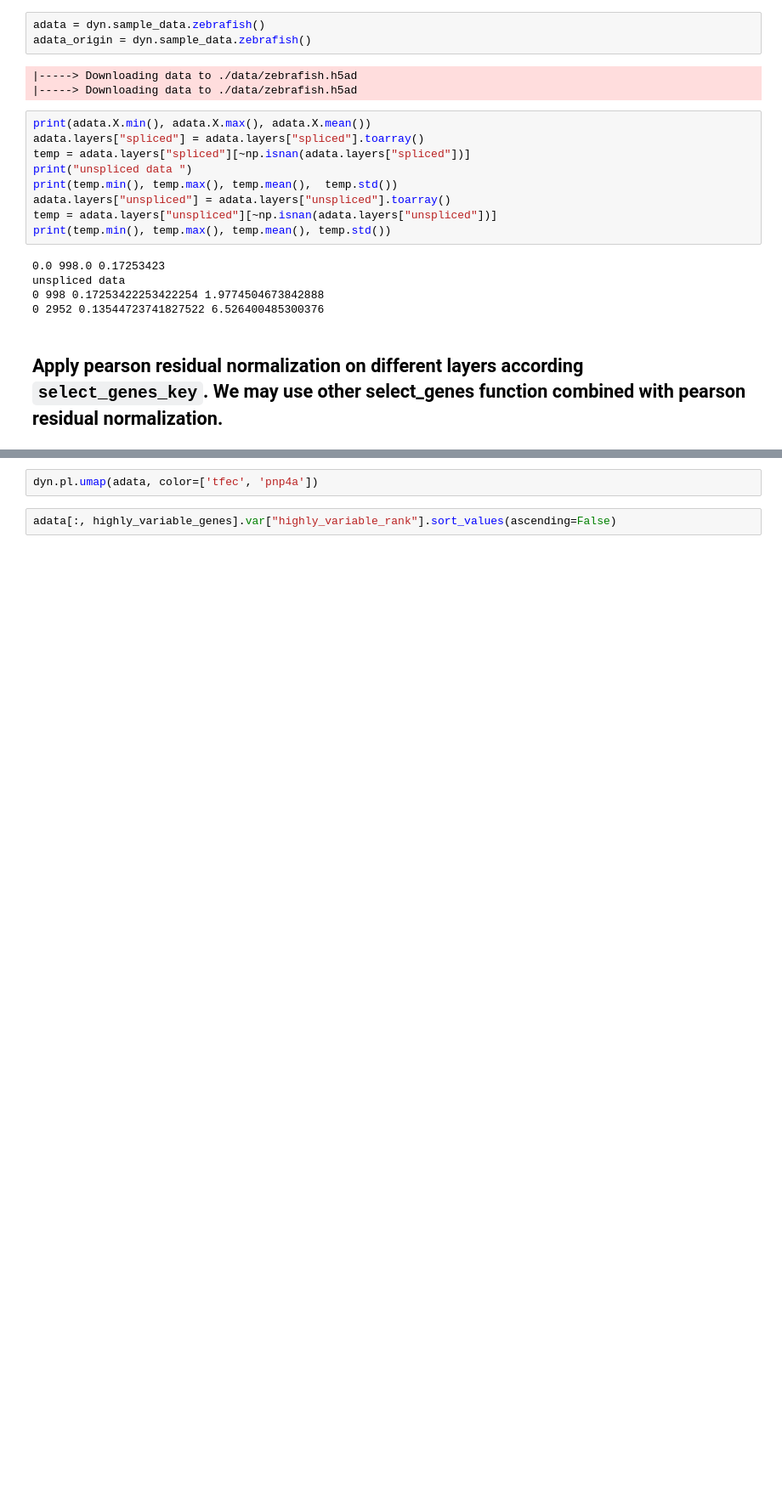
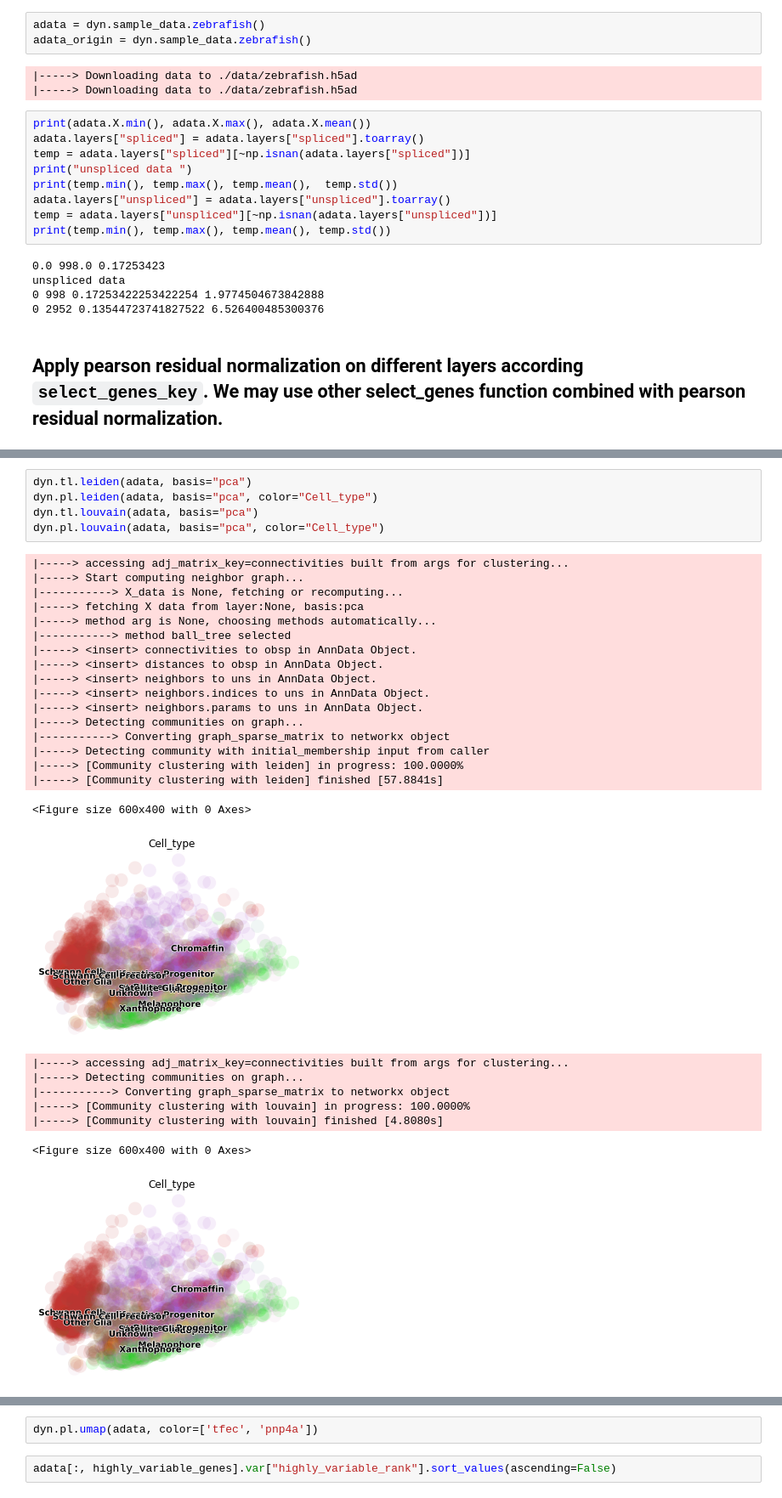
Before and after one commit to aristoteleo/dynamo-notebooks, a Jupyter notebook: normalization/preprocessor-pearson-residual-visualization-zebrafish.ipynb, the cells around one changed output, grey strips where cells are left out. Shown: that part at 85% size. Saved outputs shown, nothing was run; the diff lists cells and outputs as text; blank space fills up the shorter version.

```diff
--- a/normalization/preprocessor-pearson-residual-visualization-zebrafish.ipynb
+++ b/normalization/preprocessor-pearson-residual-visualization-zebrafish.ipynb
@@ -73,0 +104,31 @@ preprocessor.preprocess_adata(adata)
+# %%
+dyn.tl.leiden(adata, basis="pca")
+dyn.pl.leiden(adata, basis="pca", color="Cell_type")
+dyn.tl.louvain(adata, basis="pca")
+dyn.pl.louvain(adata, basis="pca", color="Cell_type")
+# %% [output]
+|-----> accessing adj_matrix_key=connectivities built from args for clustering...
+|-----> Start computing neighbor graph...
+|-----------> X_data is None, fetching or recomputing...
+|-----> fetching X data from layer:None, basis:pca
+|-----> method arg is None, choosing methods automatically...
+|-----------> method ball_tree selected
+|-----> <insert> connectivities to obsp in AnnData Object.
+|-----> <insert> distances to obsp in AnnData Object.
+|-----> <insert> neighbors to uns in AnnData Object.
+|-----> <insert> neighbors.indices to uns in AnnData Object.
+|-----> <insert> neighbors.params to uns in AnnData Object.
+|-----> Detecting communities on graph...
+|-----------> Converting graph_sparse_matrix to networkx object
+|-----> Detecting community with initial_membership input from caller
+|-----> [Community clustering with leiden] in progress: 100.0000%
+|-----> [Community clustering with leiden] finished [57.8841s]
+<Figure size 600x400 with 0 Axes>
+[figure, added]
+|-----> accessing adj_matrix_key=connectivities built from args for clustering...
+|-----> Detecting communities on graph...
+|-----------> Converting graph_sparse_matrix to networkx object
+|-----> [Community clustering with louvain] in progress: 100.0000%
+|-----> [Community clustering with louvain] finished [4.8080s]
+<Figure size 600x400 with 0 Axes>
+[figure, added]
```
Also changed, not shown: parts of 12 cells of this notebook.
